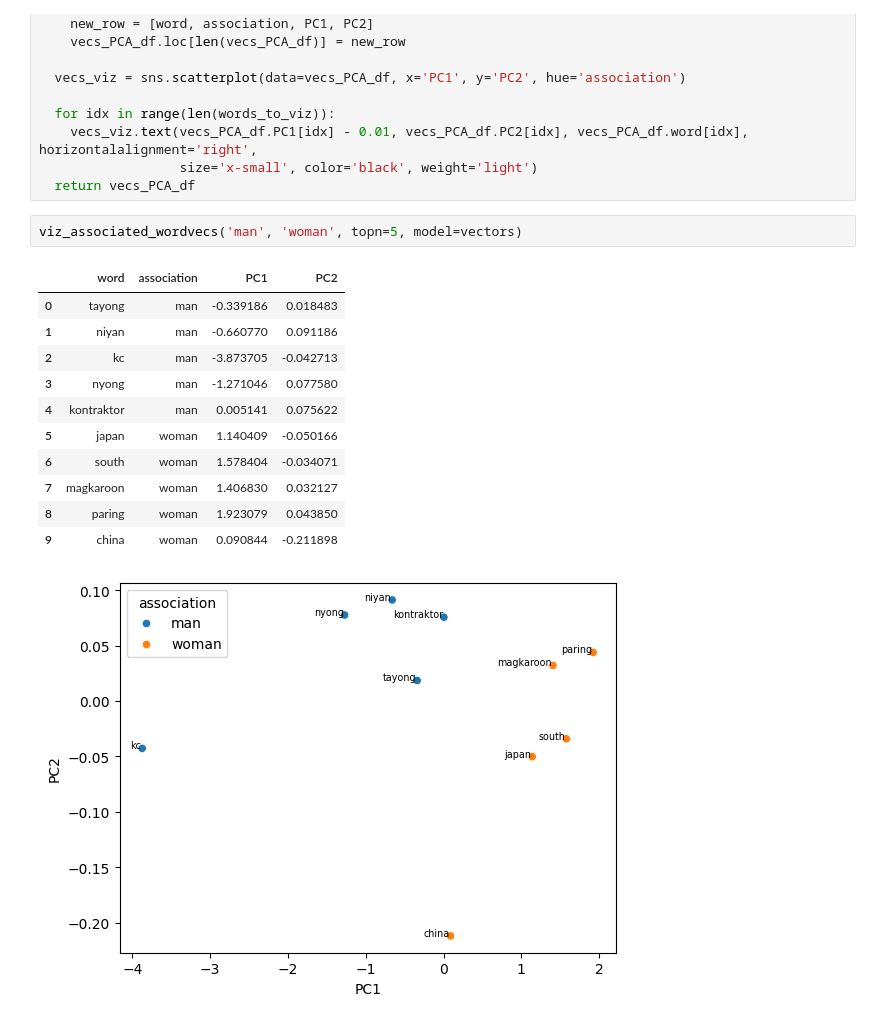
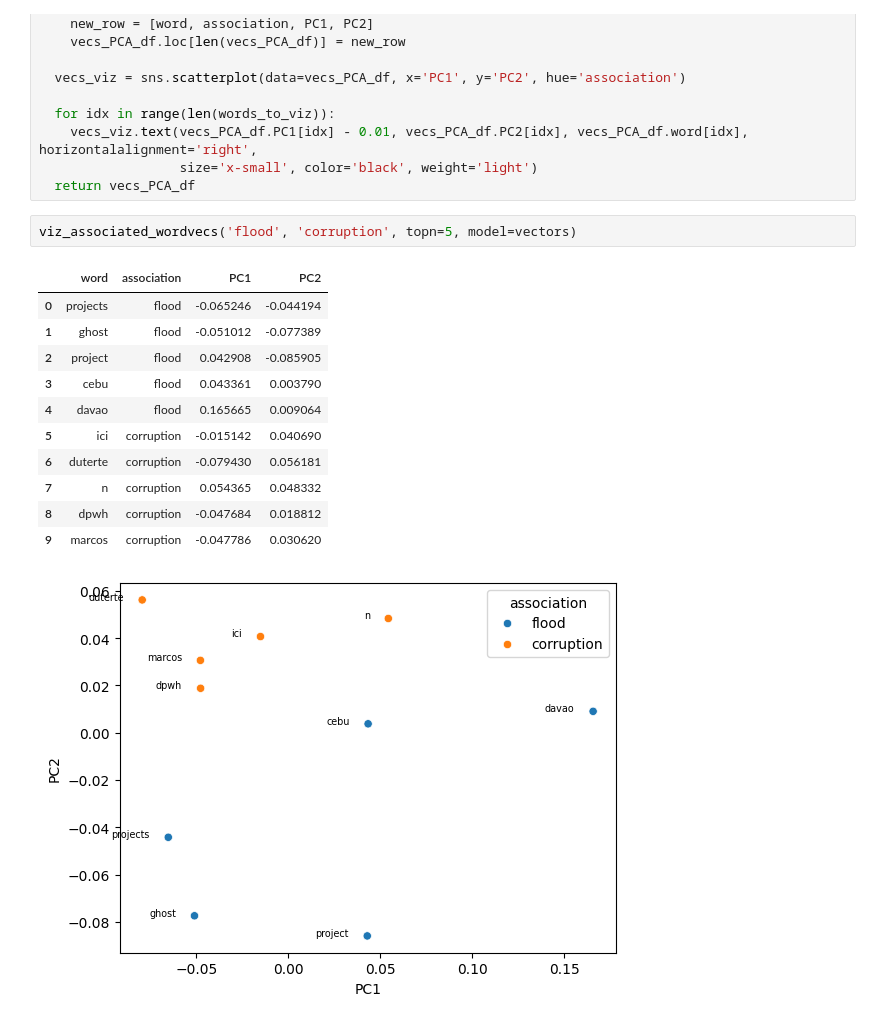
Before and after one commit to Jeoshyung/CSCI-161-Final-Project, a Jupyter notebook: StaticWordEmbedding.ipynb, the cells around one changed output. Drawn from its saved outputs; the diff is of its cells as text.

```diff
--- a/StaticWordEmbedding.ipynb
+++ b/StaticWordEmbedding.ipynb
@@ -338,20 +346,20 @@ def viz_associated_wordvecs(word1, word2, topn=5, model=vectors):
                   size='x-small', color='black', weight='light')
   return vecs_PCA_df
 # %%
-viz_associated_wordvecs('man', 'woman', topn=5, model=vectors)
+viz_associated_wordvecs('flood', 'corruption', topn=5, model=vectors)
 # %% [output]
 |  | word | association | PC1 | PC2 |
-| 0 | tayong | man | -0.339186 | 0.018483 |
-| 1 | niyan | man | -0.660770 | 0.091186 |
-| 2 | kc | man | -3.873705 | -0.042713 |
-| 3 | nyong | man | -1.271046 | 0.077580 |
-| 4 | kontraktor | man | 0.005141 | 0.075622 |
-| 5 | japan | woman | 1.140409 | -0.050166 |
-| 6 | south | woman | 1.578404 | -0.034071 |
-| 7 | magkaroon | woman | 1.406830 | 0.032127 |
-| 8 | paring | woman | 1.923079 | 0.043850 |
-| 9 | china | woman | 0.090844 | -0.211898 |
+| 0 | projects | flood | -0.065246 | -0.044194 |
+| 1 | ghost | flood | -0.051012 | -0.077389 |
+| 2 | project | flood | 0.042908 | -0.085905 |
+| 3 | cebu | flood | 0.043361 | 0.003790 |
+| 4 | davao | flood | 0.165665 | 0.009064 |
+| 5 | ici | corruption | -0.015142 | 0.040690 |
+| 6 | duterte | corruption | -0.079430 | 0.056181 |
+| 7 | n | corruption | 0.054365 | 0.048332 |
+| 8 | dpwh | corruption | -0.047684 | 0.018812 |
+| 9 | marcos | corruption | -0.047786 | 0.030620 |
-[figure, old version]
+[figure, new version]
 # %%
 !pip install transformers torch bertopic sentence-transformers umap-learn hdbscan
 # %% [output]
```
Also changed, not shown: parts of 19 cells of this notebook, 8 other files.
